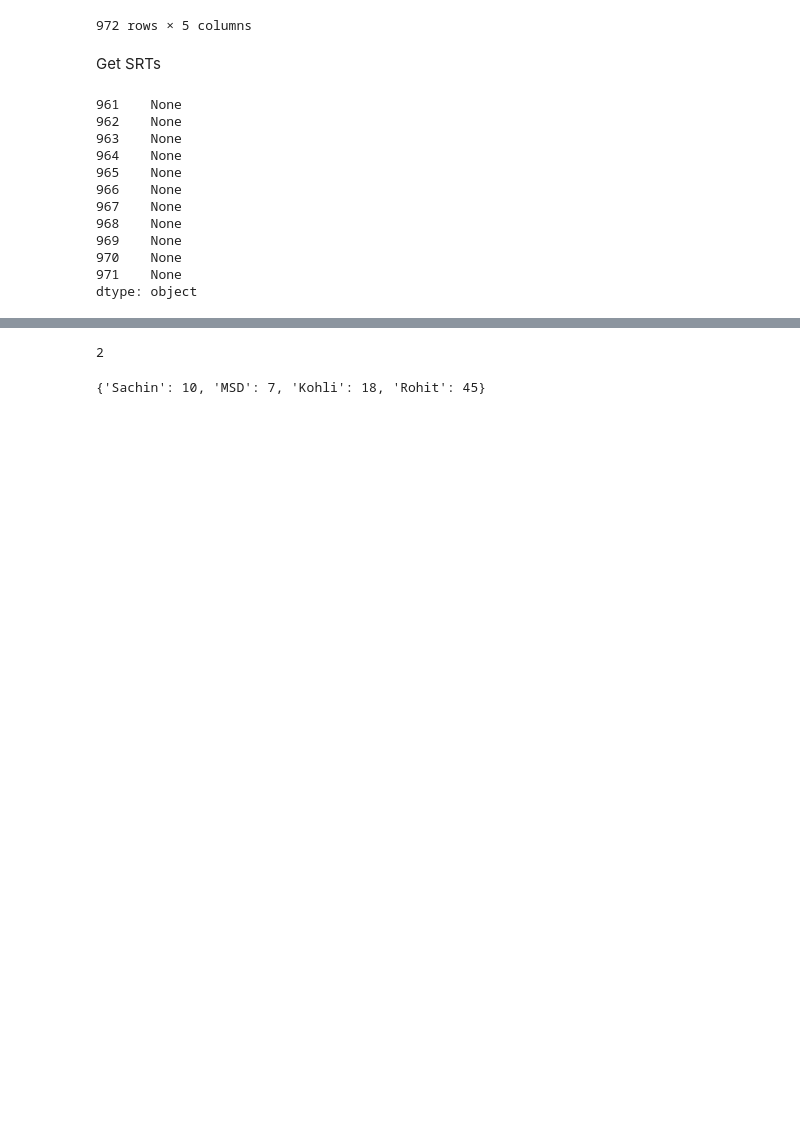
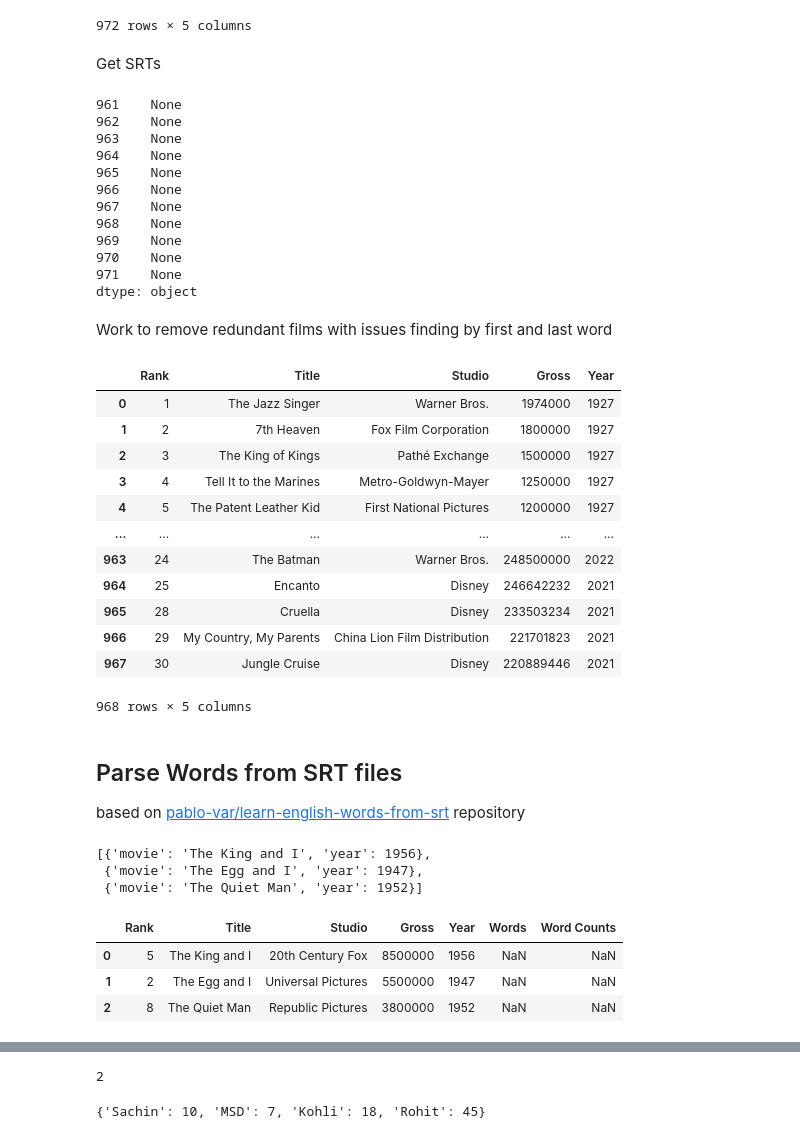
Before and after one commit to mbransons/vocab_in_film_dialogue, a Jupyter notebook: film_data.ipynb, the cells around one changed output, grey strips where cells are left out. Cells and saved outputs as stored; diff of their text form; code cells hidden in the pictures; blank space fills up the shorter version.

```diff
--- a/film_data.ipynb
+++ b/film_data.ipynb
@@ -180,6 +180,27 @@ all_movies.apply(lambda x: get_subtitle(x['Title'], x['Year']), axis=1)
 970    None
 971    None
 dtype: object
+# %% [markdown]
+Work to remove redundant films with issues finding by first and last word
+# %%
+# all_movies = all_movies.drop(index=952)
+# all_movies[all_movies['Year'] == 1978]
+all_movies.reset_index(drop=True, inplace=True)
+all_movies
+# %% [output]
+|  | Rank | Title | Studio | Gross | Year |
+| 0 | 1 | The Jazz Singer | Warner Bros. | 1974000 | 1927 |
+| 1 | 2 | 7th Heaven | Fox Film Corporation | 1800000 | 1927 |
+| 2 | 3 | The King of Kings | Pathé Exchange | 1500000 | 1927 |
+| 3 | 4 | Tell It to the Marines | Metro-Goldwyn-Mayer | 1250000 | 1927 |
+| 4 | 5 | The Patent Leather Kid | First National Pictures | 1200000 | 1927 |
+| ... | ... | ... | ... | ... | ... |
+| 963 | 24 | The Batman | Warner Bros. | 248500000 | 2022 |
+| 964 | 25 | Encanto | Disney | 246642232 | 2021 |
+| 965 | 28 | Cruella | Disney | 233503234 | 2021 |
+| 966 | 29 | My Country, My Parents | China Lion Film Distribution | 221701823 | 2021 |
+| 967 | 30 | Jungle Cruise | Disney | 220889446 | 2021 |
+968 rows × 5 columns
 # %%
 import sys, os
 import numpy as np
@@ -188,6 +209,10 @@ from nltk.corpus import stopwords
 from collections import Counter
 from itertools import dropwhile
 from copy import deepcopy
+# %% [markdown]
+## Parse Words from SRT files
+
+based on [pablo-var/learn-english-words-from-srt](https://github.com/pablo-var/learn-english-words-from-srt) repository
 # %%
 def is_time_stamp(l):
   if l[:2].isnumeric() and l[2] == ':':
@@ -325,0 +356,16 @@ final_movies.to_json('final_movies')
+# %%
+prob_movies
+# %% [output]
+[{'movie': 'The King and I', 'year': 1956},
+ {'movie': 'The Egg and I', 'year': 1947},
+ {'movie': 'The Quiet Man', 'year': 1952}]
+# %%
+movies_needed = all_movies.iloc[[294, 201, 257]]
+movies_needed.reset_index(drop=True, inplace=True)
+movies_needed
+# all_movies[all_movies['Year'] == 1952]
+# %% [output]
+|  | Rank | Title | Studio | Gross | Year | Words | Word Counts |
+| 0 | 5 | The King and I | 20th Century Fox | 8500000 | 1956 | NaN | NaN |
+| 1 | 2 | The Egg and I | Universal Pictures | 5500000 | 1947 | NaN | NaN |
+| 2 | 8 | The Quiet Man | Republic Pictures | 3800000 | 1952 | NaN | NaN |
```
Also changed, not shown: parts of 11 cells of this notebook, 41 other files.
